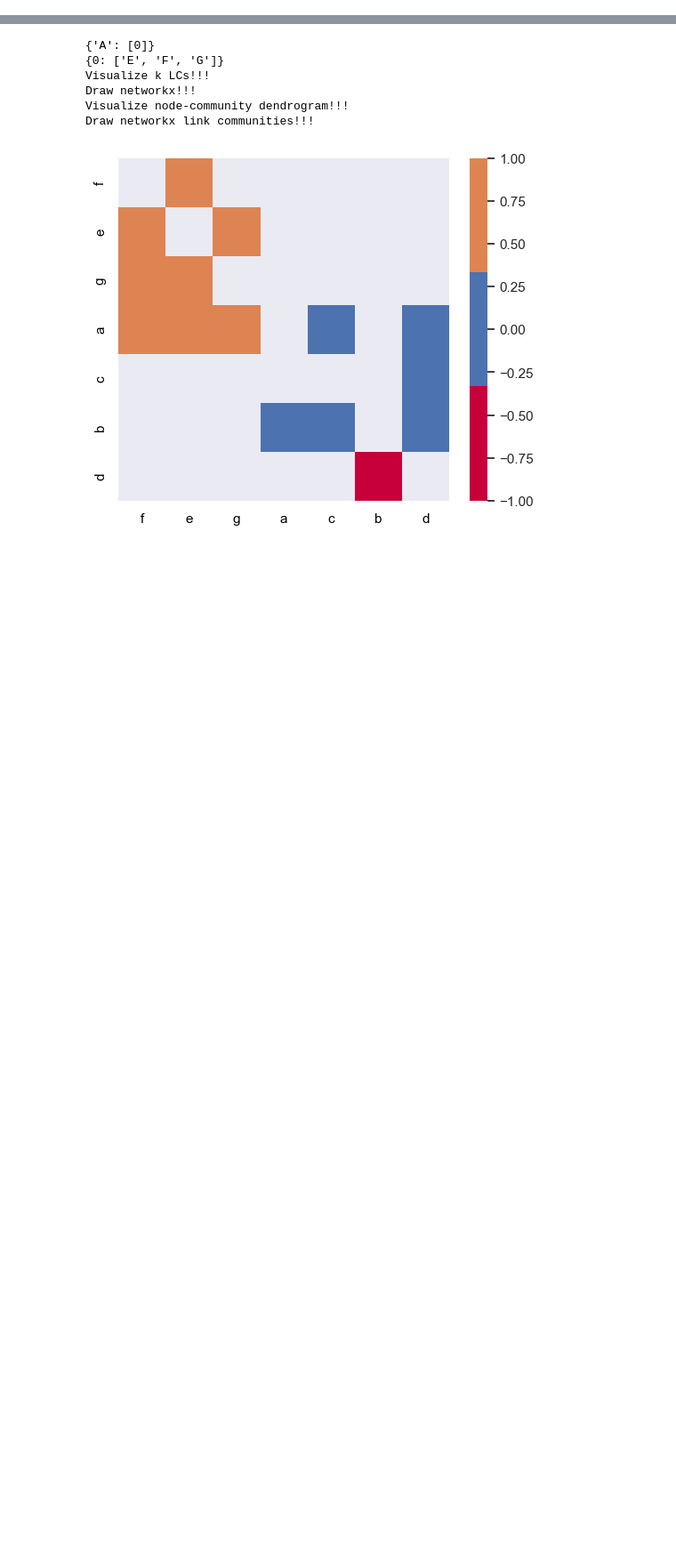
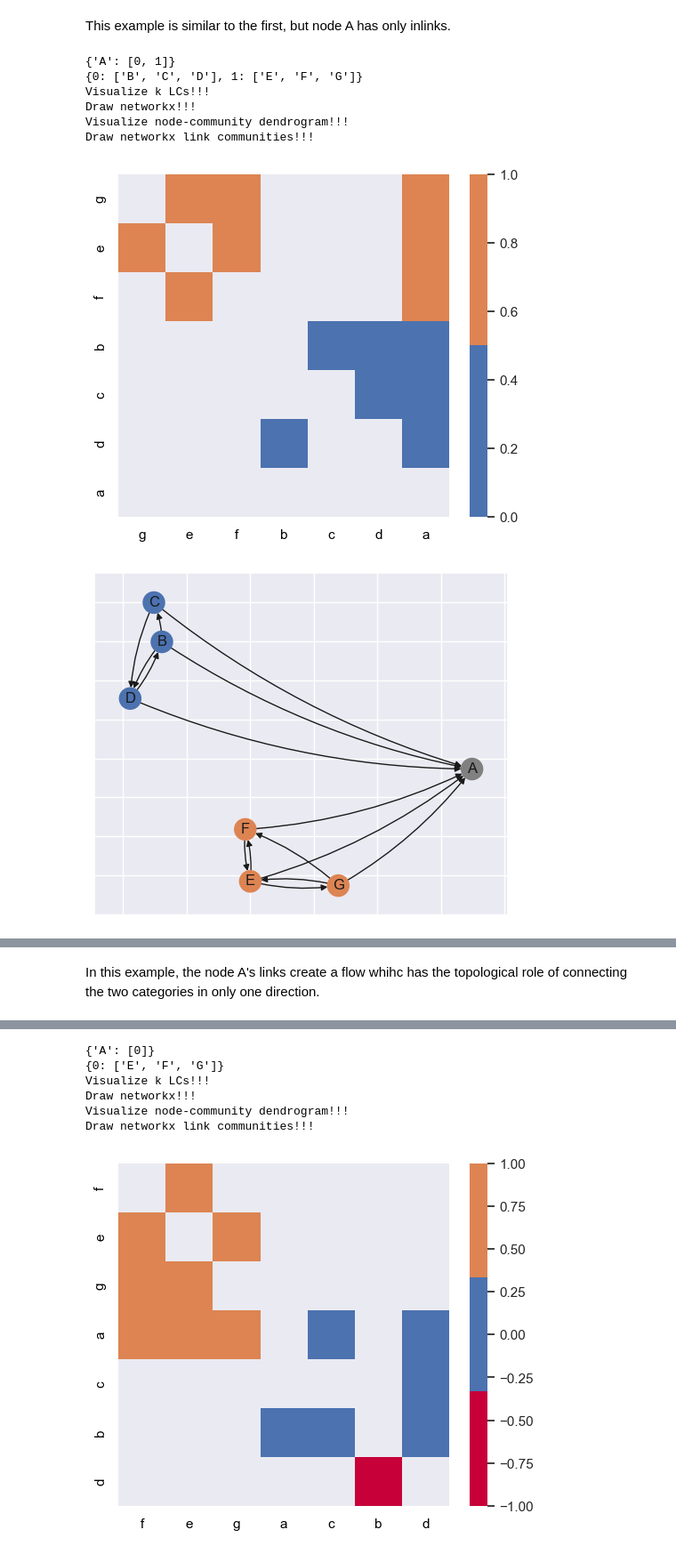
Before and after one commit to mrtnzrm2/LinkNodeCommunity, a Jupyter notebook: BowTie_example_one.ipynb, the cells around one changed output, grey strips where cells are left out. Shown at 89% size. Saved outputs shown, nothing was run; the diff lists cells and outputs as text; code cells hidden in the pictures; blank space fills up the shorter version.

```diff
--- a/BowTie_example_one.ipynb
+++ b/BowTie_example_one.ipynb
@@ -157,3 +163,41 @@ Draw networkx link communities!!!
 [figure]
 [figure]
 [figure]
+# %% [markdown]
+This example is similar to the first, but node A has only inlinks.
+# %%
+i = 6
+# Plot H ----
+plot_h = Plot_H(NETS[i], HS[i])
+# Get best k and r ----
+k, r = get_best_kr(score, HS[i])                                          # <------ Very interesting. Why?
+rlabels = get_labels_from_Z(HS[i].Z, r)
+_, nocs_membership = HS[i].get_ocn_discovery(k, rlabels)
+# Which are the NOCs?
+print(nocs_membership)
+# Which are the nodes that belong to a particular community?
+print_principal_memberships(rlabels, HS[i].colregion.labels)
+# Plots
+plot_h.lcmap_dendro(
+  [k], cmap_name="deep", figwidth=6, figheight=5
+)
+plot_h.plot_networx(
+  rlabels, cmap_name="deep", figwidth=6, figheight=5,
+  labels=labels_dict
+)
+plot_h.core_dendrogram(
+  [r], cmap_name="deep", figwidth=7, figheight=5
+)
+plot_h.plot_link_communities(
+  k, cmap_name="deep", figwidth=6, figheight=5,
+  labels=labels_dict
+)
+# %% [output]
+{'A': [0, 1]}
+{0: ['B', 'C', 'D'], 1: ['E', 'F', 'G']}
+Visualize k LCs!!!
+Draw networkx!!!
+Visualize node-community dendrogram!!!
+Draw networkx link communities!!!
+[figure, added]
+[figure, added]
@@ -159,0 +206,2 @@ Draw networkx link communities!!!
+# %% [markdown]
+In this example, the node A's links create a flow whihc has the topological role of connecting the two categories in only one direction.
```
Also changed, not shown: parts of 13 cells of this notebook.
